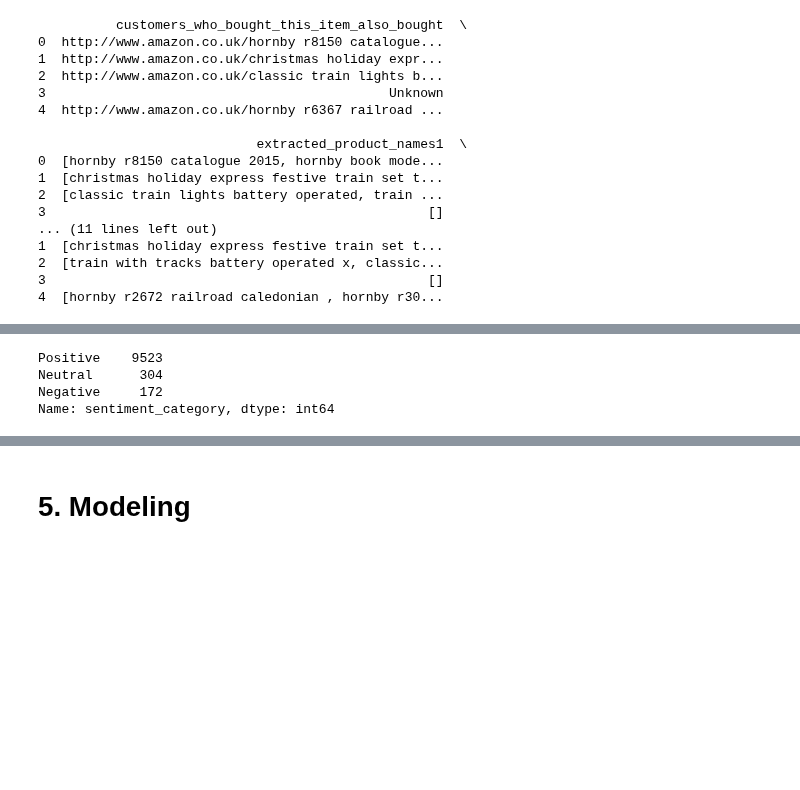
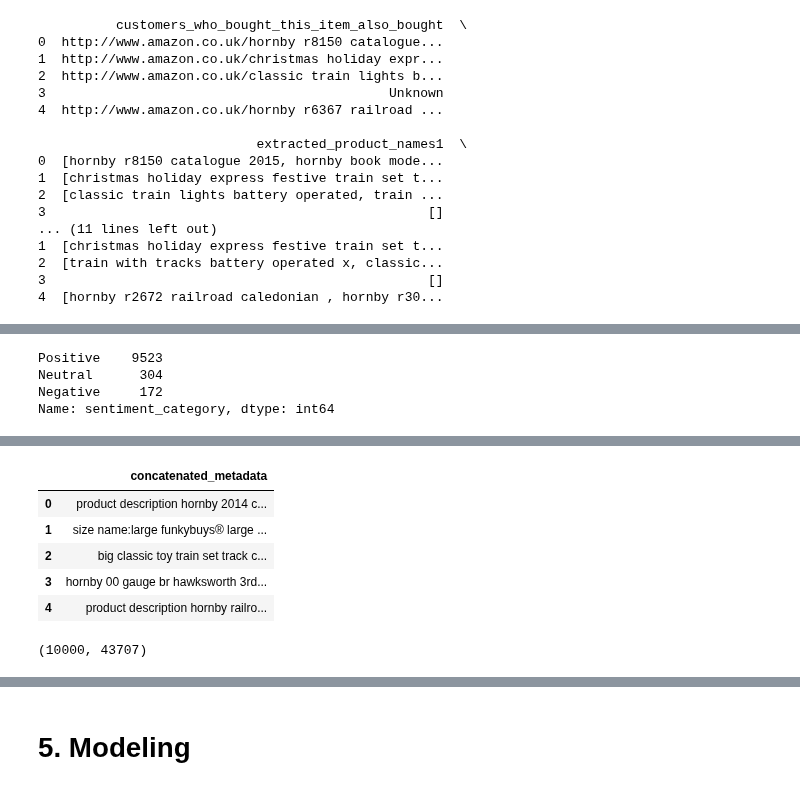
Before and after one commit to FJGM2023015/Recommendation-System-Market-Basket-Analysis-, a Jupyter notebook: recomm_system_market_basket_analysis.ipynb, the cells around one changed output, grey strips where cells are left out. Drawn from its saved outputs; the diff is of its cells as text; code cells hidden in the pictures; blank space fills up the shorter version.

Commit message:
Analysis

```diff
--- a/recomm_system_market_basket_analysis.ipynb
+++ b/recomm_system_market_basket_analysis.ipynb
@@ -376,31 +376,31 @@ df_selected.head()
 | 2 | 348f344247b0c1a935b1223072ef9d8a | classic toy train set track carri... | 9.99 | 2 new | 17 | 3.9 | ... |
 | 3 | e12b92dbb8eaee78b22965d2a9bbbd9f | hornby coach r4410a br hawksworth... | 39.99 | Unknown | 1 | 5.0 | ... |
 | 4 | e33a9adeed5f36840ccc227db4682a36 | hornby 00 gauge 0 4 0 gildenlow s... | 32.19 | Unknown | 3 | 4.7 | ... |
-# %%
-# Sentiment Analysis 'customer_reviews'
-def calculate_sentiment(text):
-    try:
-        analysis = TextBlob(text)
-        return analysis.sentiment.polarity
-    except:
-        return None
-
-df_selected['review_sentiment'] = df_selected['customer_reviews'].apply(calculate_sentiment)
-
-# Classification
-df_selected['sentiment_category'] = pd.cut(df_selected['review_sentiment'],
-                                           bins=[-1, -0.01, 0.01, 1],
-                                           labels=["Negative", "Neutral", "Positive"])
-
-# Sentiment counts
-sentiment_counts = df_selected['sentiment_category'].value_counts()
-
-print(sentiment_counts)
-# %% [output]
-Positive    9523
-Neutral      304
-Negative     172
-Name: sentiment_category, dtype: int64
+# %%
+# Sentiment Analysis 'customer_reviews'
+def calculate_sentiment(text):
+    try:
+        analysis = TextBlob(text)
+        return analysis.sentiment.polarity
+    except:
+        return None
+
+df_selected['review_sentiment'] = df_selected['customer_reviews'].apply(calculate_sentiment)
+
+# Classification
+df_selected['sentiment_category'] = pd.cut(df_selected['review_sentiment'],
+                                           bins=[-1, -0.01, 0.01, 1],
+                                           labels=["Negative", "Neutral", "Positive"])
+
+# Sentiment counts
+sentiment_counts = df_selected['sentiment_category'].value_counts()
+
+print(sentiment_counts)
+# %% [output]
+Positive    9523
+Neutral      304
+Negative     172
+Name: sentiment_category, dtype: int64
 # %%
 df_selected.head()
 # %% [output]
@@ -410,3 +410,20 @@ df_selected.head()
 | 2 | 348f344247b0c1a935b1223072ef9d8a | classic toy train set track carri... | 9.99 | 2 new | 17 | 3.9 | ... |
 | 3 | e12b92dbb8eaee78b22965d2a9bbbd9f | hornby coach r4410a br hawksworth... | 39.99 | Unknown | 1 | 5.0 | ... |
 | 4 | e33a9adeed5f36840ccc227db4682a36 | hornby 00 gauge 0 4 0 gildenlow s... | 32.19 | Unknown | 3 | 4.7 | ... |
+# %%
+columns_to_concatenate = ['product_description','sub_category0', 'sub_category1', 'sub_category2', 'sub_category3',
+                          'sub_category4', 'customers_who_bought_this_item_also_bought',
+                          'items_customers_buy_after_viewing_this_item','sentiment_category']
+
+df_selected['concatenated_metadata'] = df_selected[columns_to_concatenate].apply(
+    lambda x: ' '.join(x.dropna().astype(str)), axis=1
+)
+# %%
+df_selected[['concatenated_metadata']].head(5)
+# %% [output]
+|  | concatenated_metadata |
+| 0 | product description hornby 2014 c... |
+| 1 | size name:large funkybuys® large ... |
+| 2 | big classic toy train set track c... |
+| 3 | hornby 00 gauge br hawksworth 3rd... |
+| 4 | product description hornby railro... |
@@ -412,0 +437,4 @@ df_selected.head()
+# %%
+tfidf_matrix.shape
+# %% [output]
+(10000, 43707)
```
Also changed, not shown: parts of 6 cells of this notebook.
